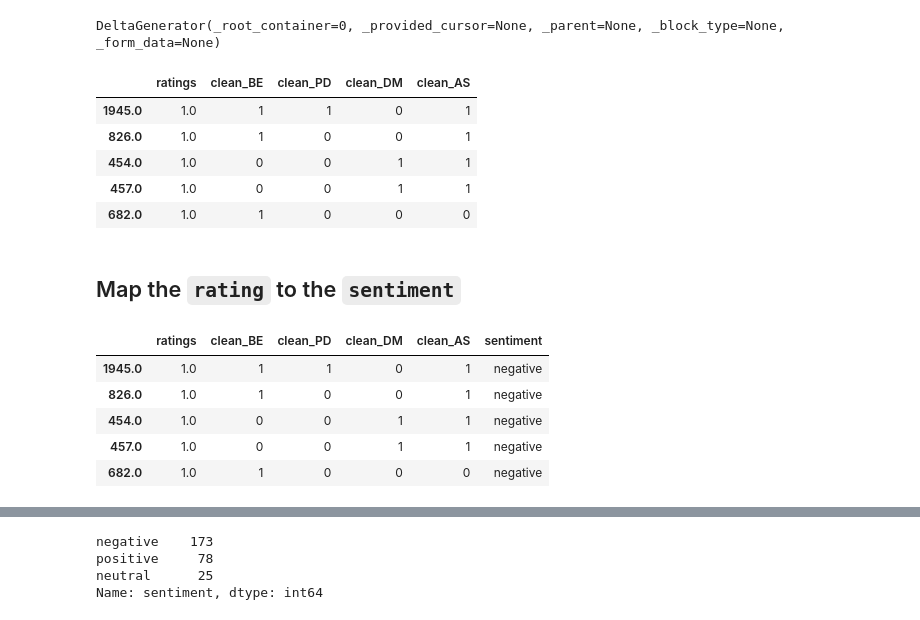
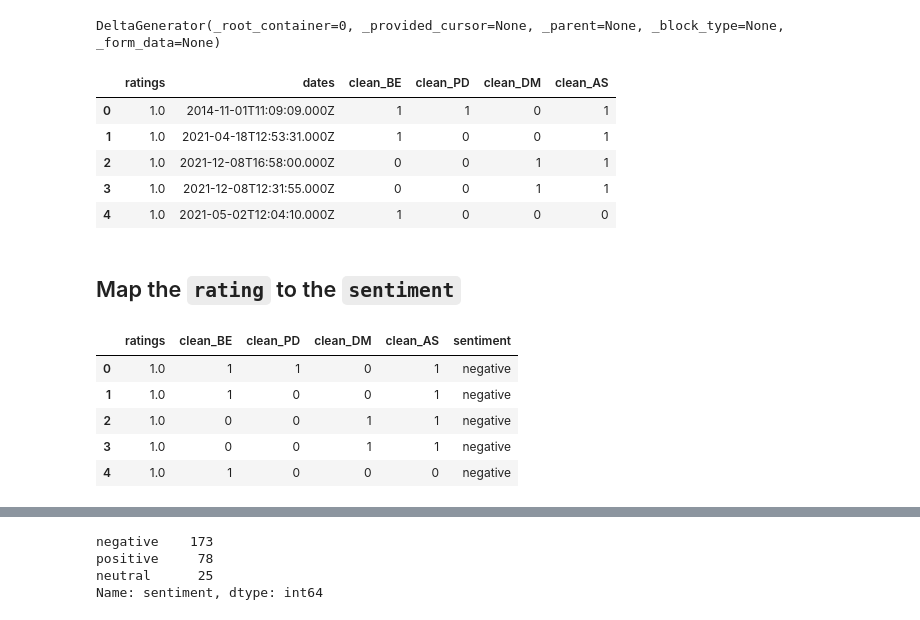
Before and after one commit to CarlOsito16/Hexamind, a Jupyter notebook: Clustering/Obj1_Dashboard/dashboard_1.ipynb, the cells around one changed output, grey strips where cells are left out. Drawn from its saved outputs; the diff is of its cells as text; code cells hidden in the pictures.

```diff
--- a/Clustering/Obj1_Dashboard/dashboard_1.ipynb
+++ b/Clustering/Obj1_Dashboard/dashboard_1.ipynb
@@ -30,15 +30,15 @@ px.histogram(df, x = 'reviewer',
              color_discrete_sequence=px.colors.qualitative.G10)
 # %%
 clean_superclass = ['clean_BE', 'clean_PD', 'clean_DM', 'clean_AS']
-group_df  = df.loc[: , ['ratings'] + clean_superclass ]
+group_df  = df.loc[: , ['ratings', 'dates'] + clean_superclass ]
 group_df.head()
 # %% [output]
-|  | ratings | clean_BE | clean_PD | clean_DM | clean_AS |
-| 1945.0 | 1.0 | 1 | 1 | 0 | 1 |
-| 826.0 | 1.0 | 1 | 0 | 0 | 1 |
-| 454.0 | 1.0 | 0 | 0 | 1 | 1 |
-| 457.0 | 1.0 | 0 | 0 | 1 | 1 |
-| 682.0 | 1.0 | 1 | 0 | 0 | 0 |
+|  | ratings | dates | clean_BE | clean_PD | clean_DM | clean_AS |
+| 0 | 1.0 | 2014-11-01T11:09:09.000Z | 1 | 1 | 0 | 1 |
+| 1 | 1.0 | 2021-04-18T12:53:31.000Z | 1 | 0 | 0 | 1 |
+| 2 | 1.0 | 2021-12-08T16:58:00.000Z | 0 | 0 | 1 | 1 |
+| 3 | 1.0 | 2021-12-08T12:31:55.000Z | 0 | 0 | 1 | 1 |
+| 4 | 1.0 | 2021-05-02T12:04:10.000Z | 1 | 0 | 0 | 0 |
 # %% [markdown]
 ## Map the `rating` to the `sentiment`
 # %%
@@ -54,10 +60,10 @@ def rating_to_sentiment(rating: float):
 # %%
-group_df['sentiment'] = group_df['ratings'].apply(lambda x: rating_to_sentiment(x))
+group_df['sentiment'] = group_df['ratings'].apply(lambda x: rating_to_sentiment(int(x)))
 group_df.head()
 # %% [output]
 |  | ratings | clean_BE | clean_PD | clean_DM | clean_AS | sentiment |
-| 1945.0 | 1.0 | 1 | 1 | 0 | 1 | negative |
-| 826.0 | 1.0 | 1 | 0 | 0 | 1 | negative |
-| 454.0 | 1.0 | 0 | 0 | 1 | 1 | negative |
-| 457.0 | 1.0 | 0 | 0 | 1 | 1 | negative |
-| 682.0 | 1.0 | 1 | 0 | 0 | 0 | negative |
+| 0 | 1.0 | 1 | 1 | 0 | 1 | negative |
+| 1 | 1.0 | 1 | 0 | 0 | 1 | negative |
+| 2 | 1.0 | 0 | 0 | 1 | 1 | negative |
+| 3 | 1.0 | 0 | 0 | 1 | 1 | negative |
+| 4 | 1.0 | 1 | 0 | 0 | 0 | negative |
```
Also changed, not shown: parts of 15 cells of this notebook, 3 other files.
